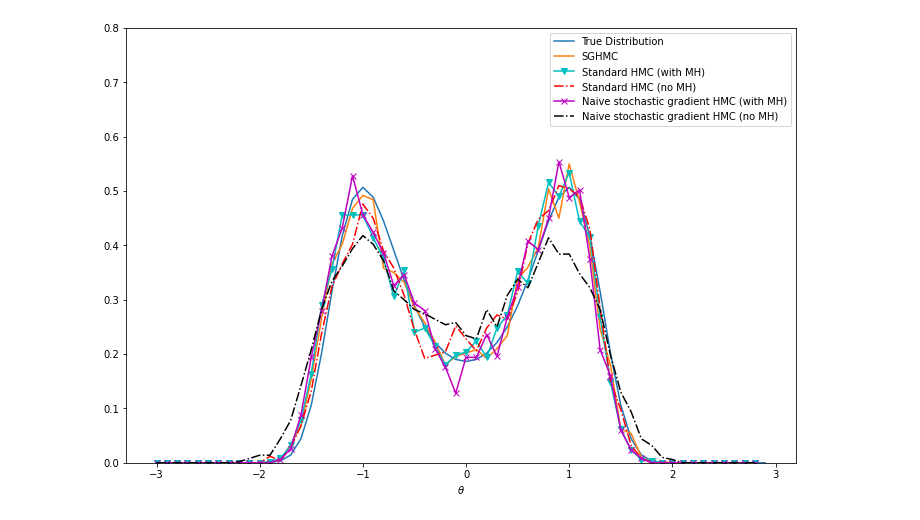
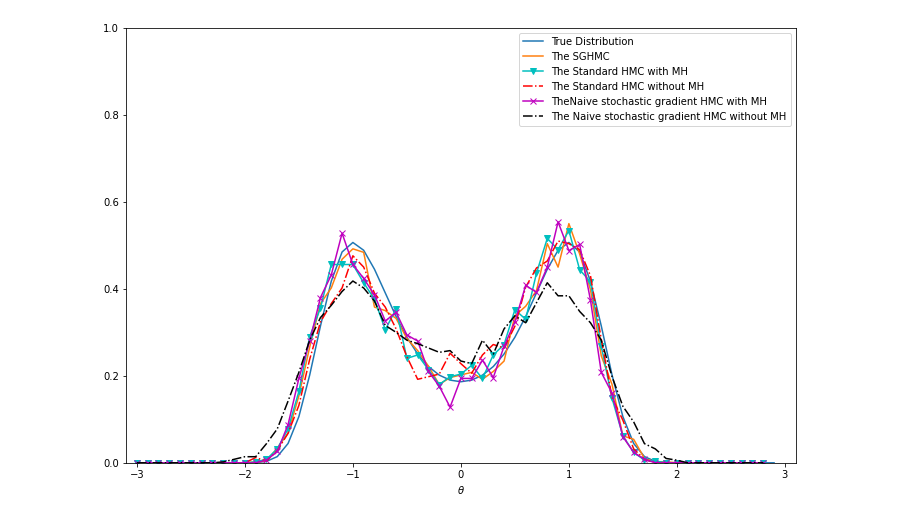
Before and after one commit to yimi97/sghmc, a Jupyter notebook: figures/figure1.ipynb, the cells around one changed output. Drawn from its saved outputs; the diff is of its cells as text; code cells hidden in the pictures.

Commit message:
add more in report, optimazation-cholesky, add figure 1

```diff
--- a/figures/figure1.ipynb
+++ b/figures/figure1.ipynb
@@ -123,16 +123,17 @@ y_true = np.exp(-U(theta)) / sum(np.exp(-U(theta))) / step
 # %%
 plt.figure(figsize = (12,8))
 plt.plot(theta,y_true, label = 'True Distribution')
-plt.plot(x_sghmc[:-1], y_sghmc, label = 'SGHMC')
-plt.plot(x_hmc_HM[:-1], y_hmc_HM, 'c-v', label = 'Standard HMC (with MH)')
-plt.plot(x_hmc_noHM[:-1], y_hmc_noHM, 'r-.', label = 'Standard HMC (no MH)')
-plt.plot(x_naive_hmc_noHM[:-1], y_naive_hmc_noHM, 'm-x', label = 'Naive stochastic gradient HMC (with MH)')
-plt.plot(x_naive_hmc_HM[:-1], y_naive_hmc_HM, 'k-.', label = 'Naive stochastic gradient HMC (no MH)')
+plt.plot(x_sghmc[:-1], y_sghmc, label = 'The SGHMC')
+plt.plot(x_hmc_HM[:-1], y_hmc_HM, 'c-v', label = 'The Standard HMC with MH')
+plt.plot(x_hmc_noHM[:-1], y_hmc_noHM, 'r-.', label = 'The Standard HMC without MH')
+plt.plot(x_naive_hmc_noHM[:-1], y_naive_hmc_noHM, 'm-x', label = 'TheNaive stochastic gradient HMC with MH')
+plt.plot(x_naive_hmc_HM[:-1], y_naive_hmc_HM, 'k-.', label = 'The Naive stochastic gradient HMC without MH')
 
 
 plt.legend(loc = 1)
-plt.ylim(0, 0.8)
+plt.xlim(-3.1, 3.1)
+plt.ylim(0, 1)
 plt.xlabel('$\\theta$')
 plt.savefig("figure1.png")
 # %% [output]
-[figure, old version]
+[figure, new version]
```
Also changed, not shown: 6 other files.
